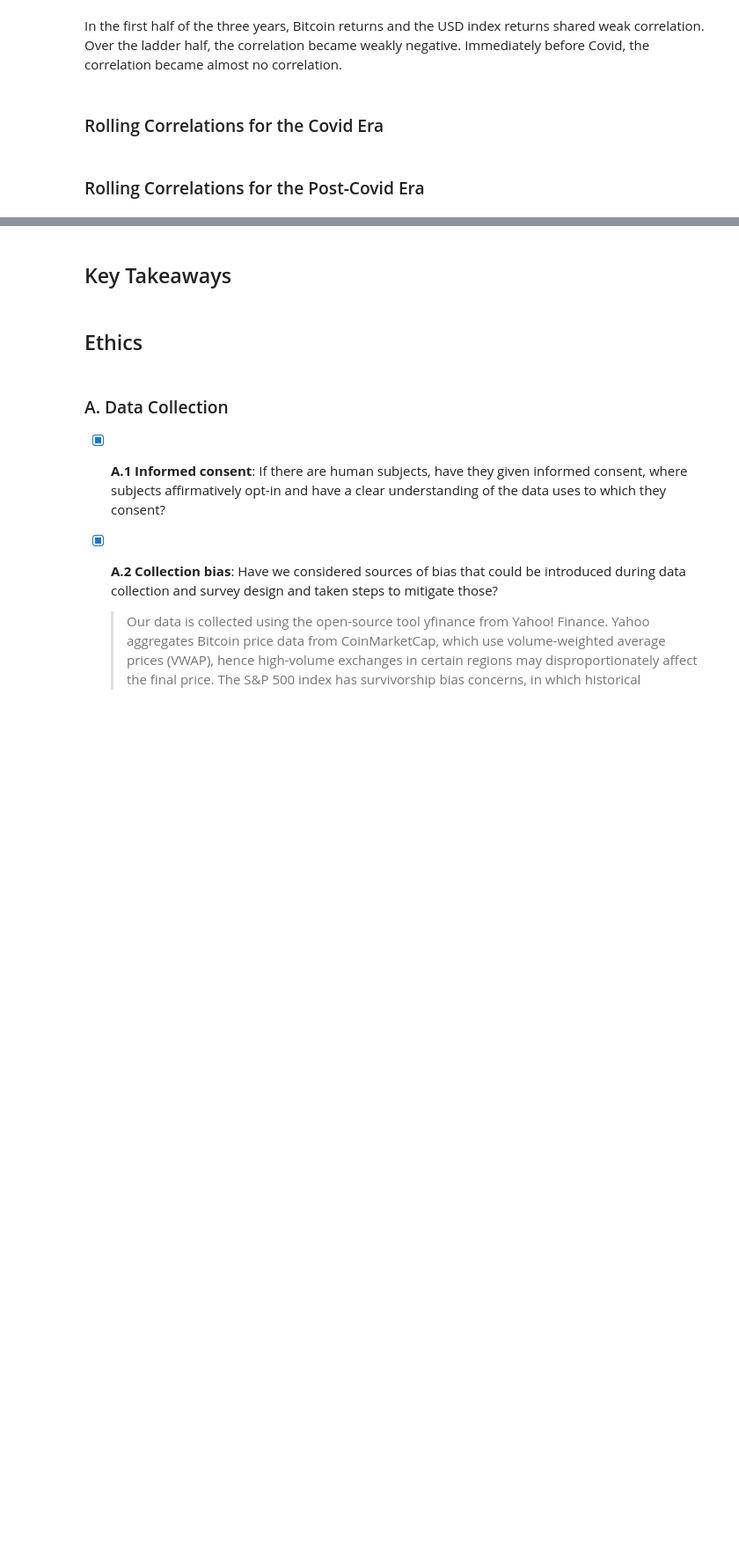
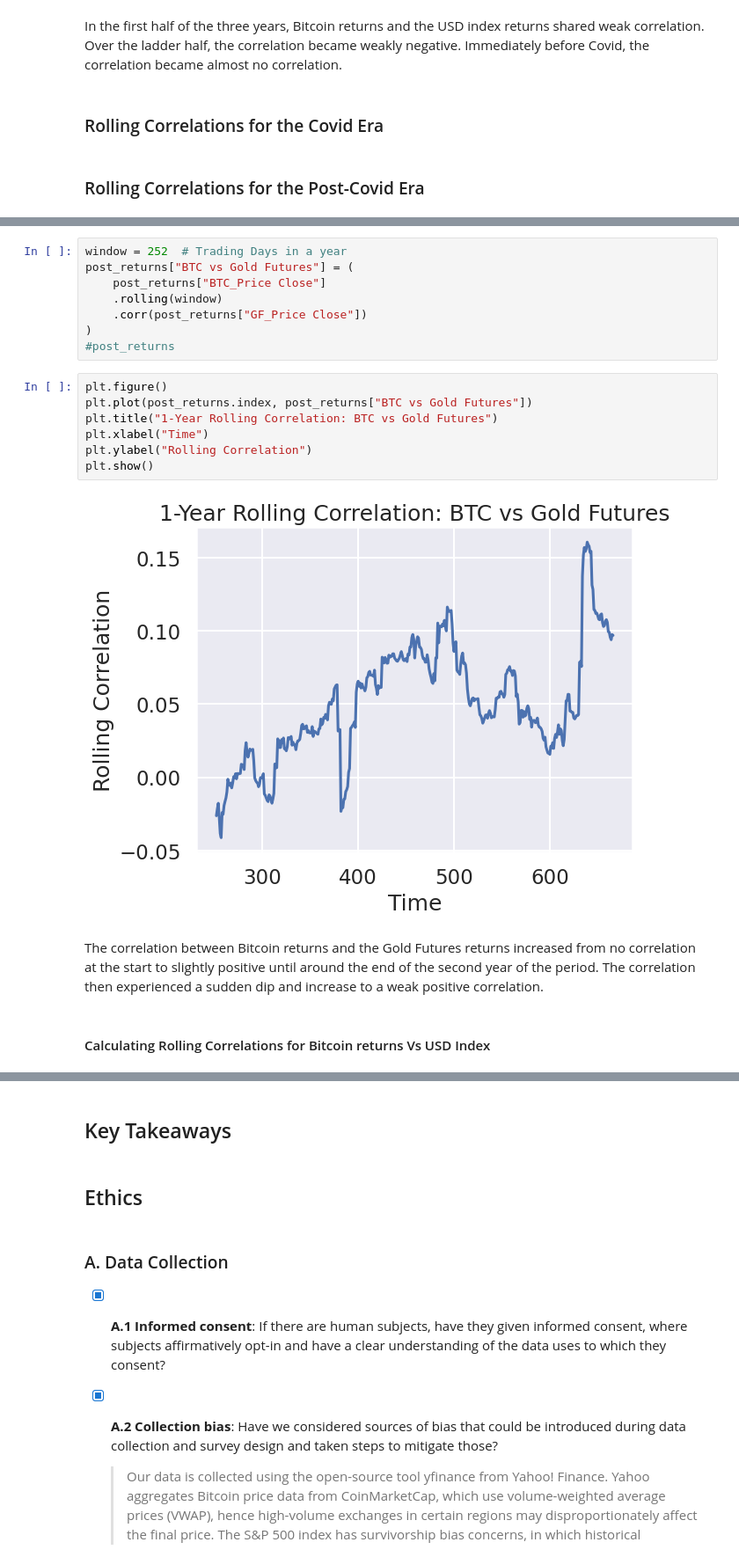
Before and after one commit to COGS108/Group110_WI26, a Jupyter notebook: 02-EDACheckpoint.ipynb, the cells around one changed output, grey strips where cells are left out. Shown at 88% size. Cells and saved outputs as stored; diff of their text form; blank space fills up the shorter version.

```diff
--- a/02-EDACheckpoint.ipynb
+++ b/02-EDACheckpoint.ipynb
@@ -1007,0 +1072,21 @@ In the first half of the three years, Bitcoin returns and the USD index returns
+# %%
+window = 252  # Trading Days in a year
+post_returns["BTC vs Gold Futures"] = (
+    post_returns["BTC_Price Close"]
+    .rolling(window)
+    .corr(post_returns["GF_Price Close"])
+)
+#post_returns
+# %%
+plt.figure()
+plt.plot(post_returns.index, post_returns["BTC vs Gold Futures"])
+plt.title("1-Year Rolling Correlation: BTC vs Gold Futures")
+plt.xlabel("Time")
+plt.ylabel("Rolling Correlation")
+plt.show()
+# %% [output]
+[figure, added]
+# %% [markdown]
+The correlation between Bitcoin returns and the Gold Futures returns increased from no correlation at the start to slightly positive until around the end of the second year of the period. The correlation then experienced a sudden dip and increase to a weak positive correlation.
+# %% [markdown]
+#### Calculating Rolling Correlations for Bitcoin returns Vs USD Index
```
Also changed, not shown: parts of 23 cells of this notebook.
